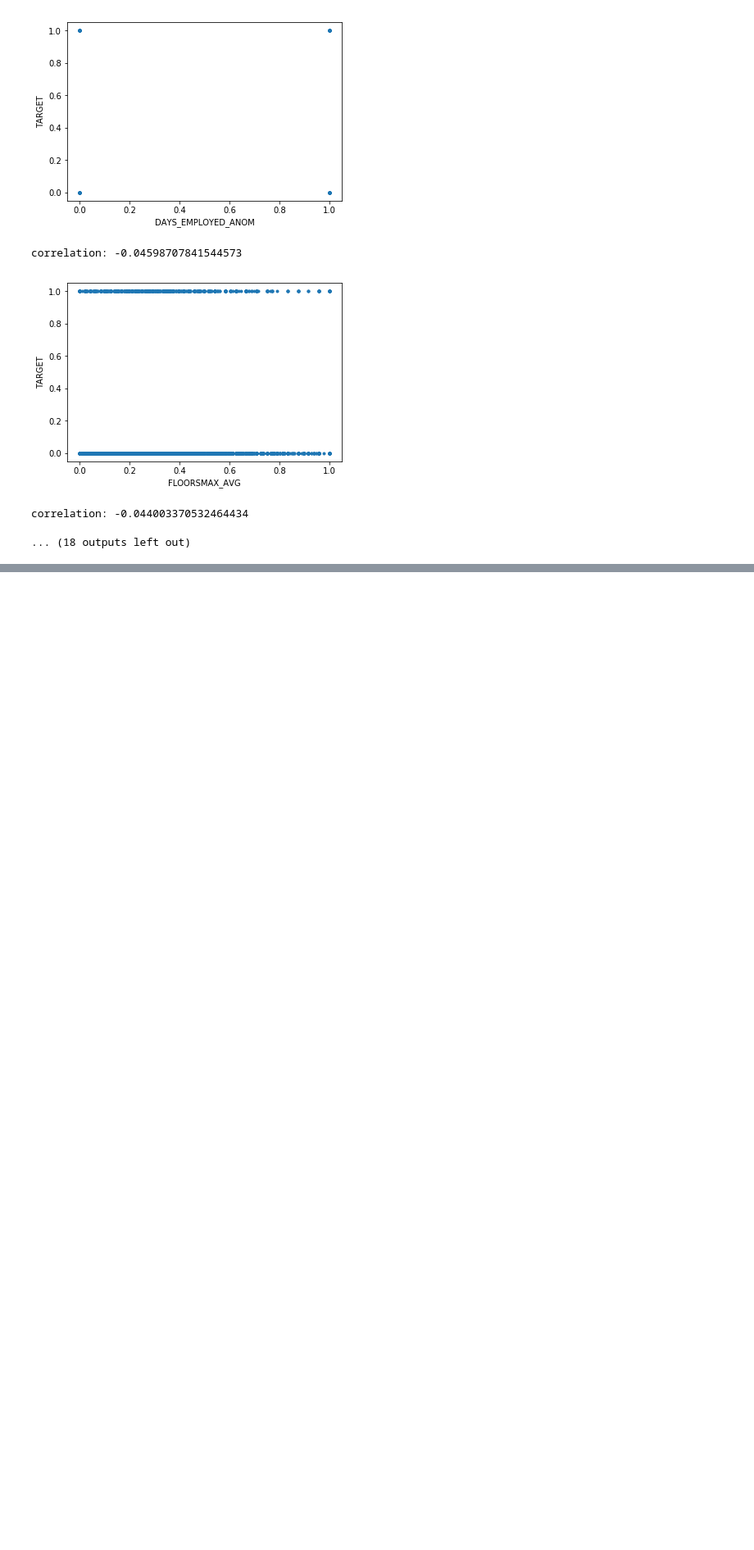
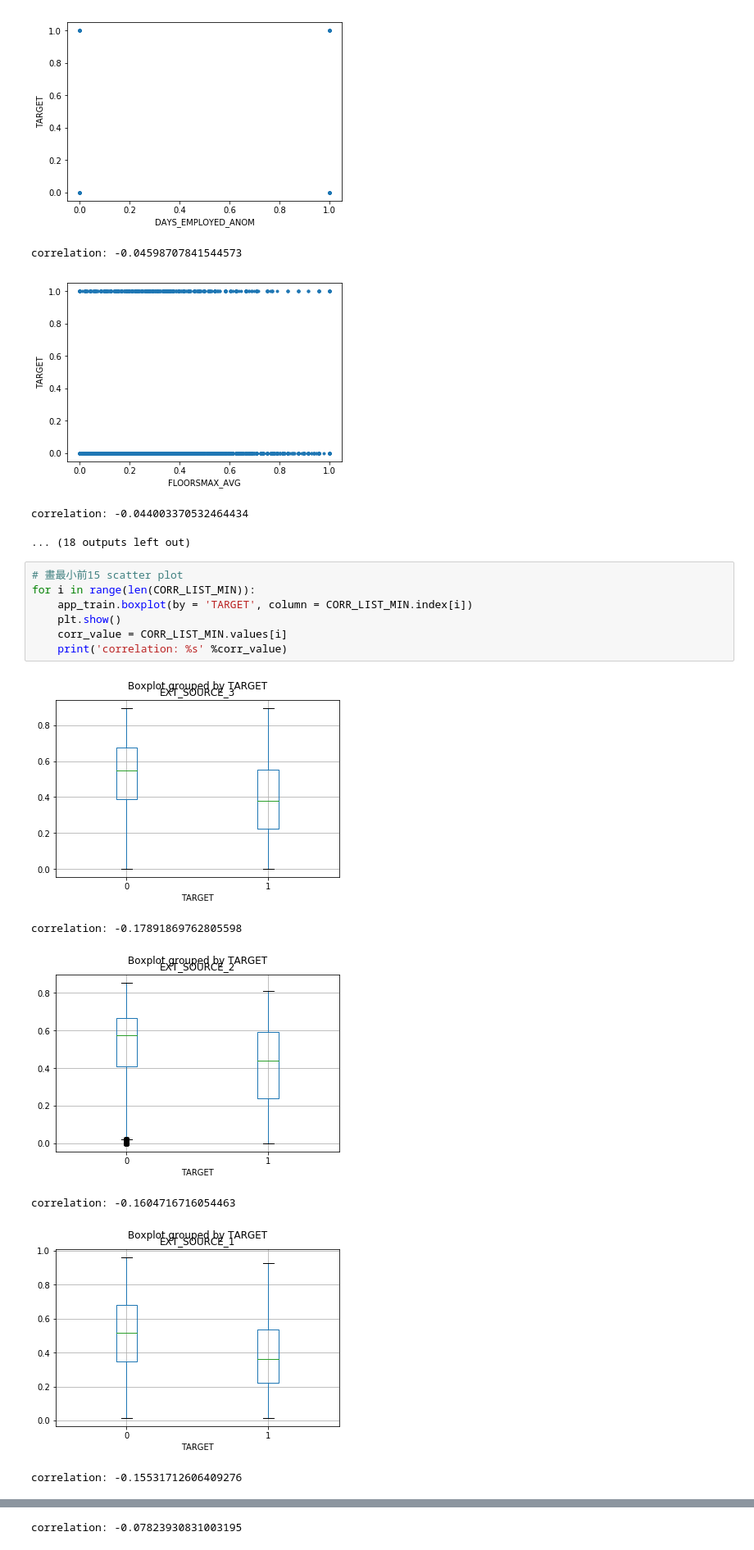
Before and after one commit to LongTingHsuan/2nd-ML100Days, a Jupyter notebook: homework/Day_010_HW.ipynb, the cells around one changed output, grey strips where cells are left out. Shown: that part at 82% size. Saved outputs shown, nothing was run; the diff lists cells and outputs as text; blank space fills up the shorter version.

```diff
--- a/homework/Day_010_HW.ipynb
+++ b/homework/Day_010_HW.ipynb
@@ -199,3 +220,17 @@ correlation: -0.04598707841544573
 [figure]
 correlation: -0.044003370532464434
 ... (18 outputs left out)
+# %%
+# 畫最小前15 scatter plot
+for i in range(len(CORR_LIST_MIN)):
+    app_train.boxplot(by = 'TARGET', column = CORR_LIST_MIN.index[i])
+    plt.show()
+    corr_value = CORR_LIST_MIN.values[i]
+    print('correlation: %s' %corr_value)
+# %% [output]
+[figure, added]
+correlation: -0.17891869762805598
+[figure, added]
+correlation: -0.1604716716054463
+[figure, added]
+correlation: -0.15531712606409276
@@ -201,0 +238 @@ correlation: -0.044003370532464434
+correlation: -0.07823930831003195
```
Also changed, not shown: parts of 2 cells of this notebook.
